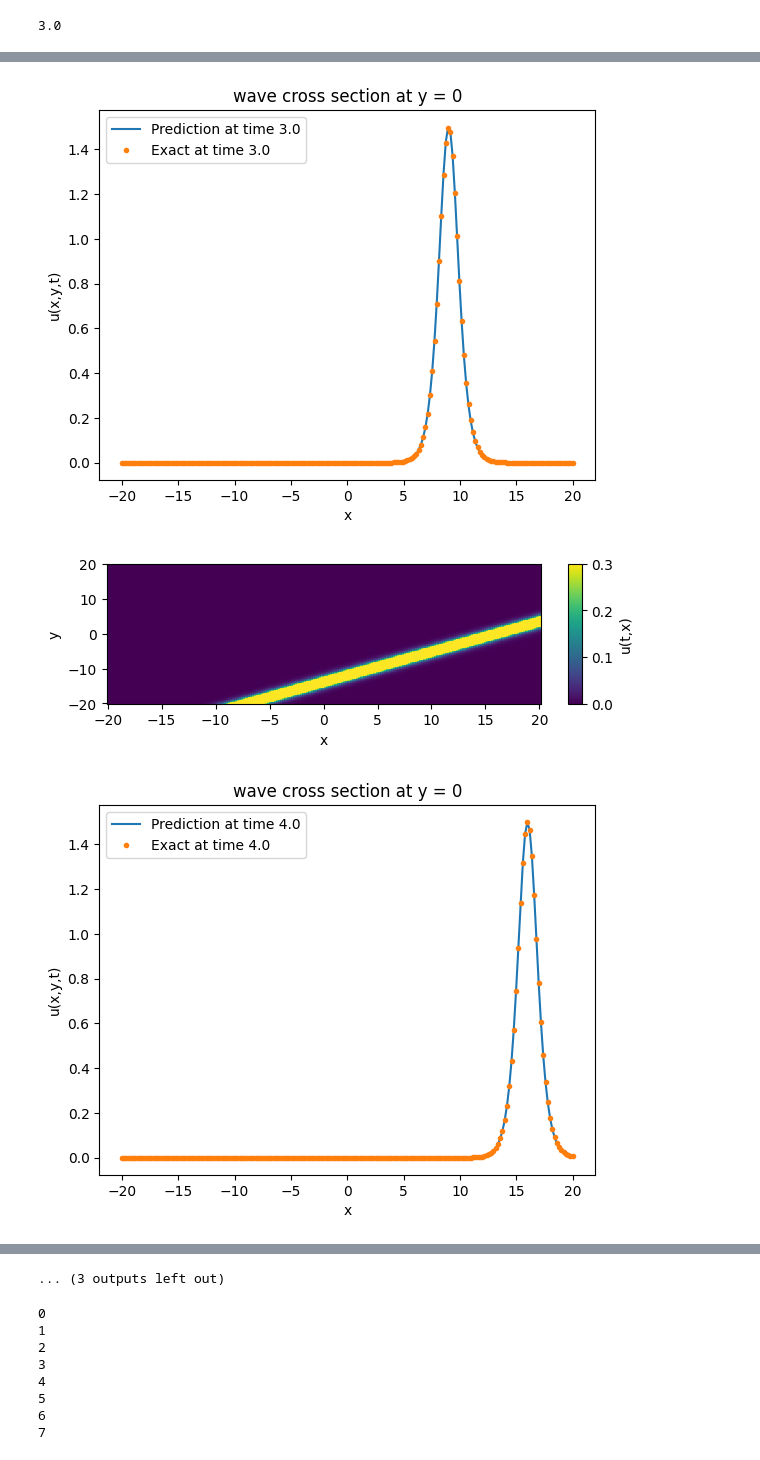
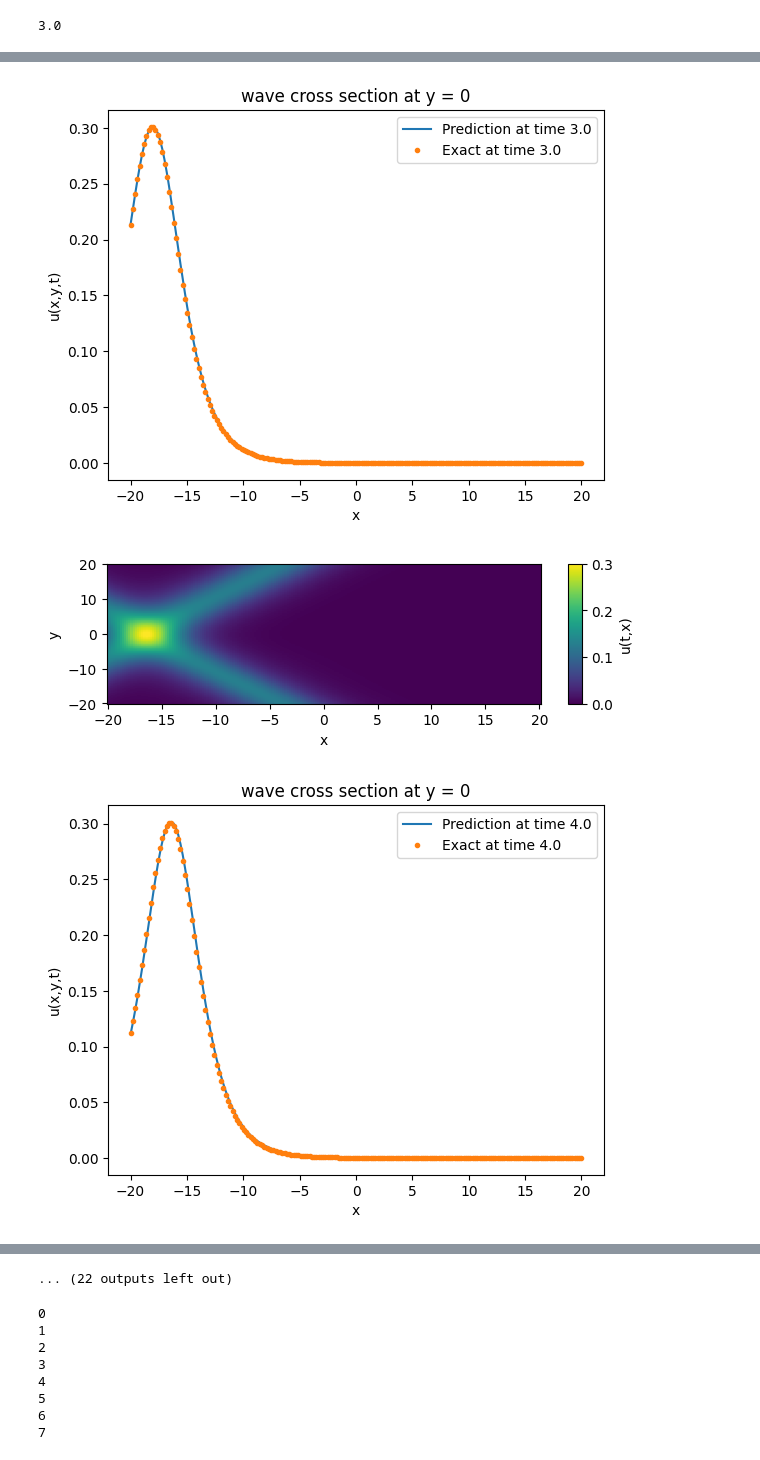
Before and after one commit to naiaseh/Trunk, a Jupyter notebook: PinnNew/KP.ipynb, the cells around one changed output, grey strips where cells are left out. Drawn from its saved outputs; the diff is of its cells as text; code cells hidden in the pictures.

```diff
--- a/PinnNew/KP.ipynb
+++ b/PinnNew/KP.ipynb
@@ -193,7 +212,7 @@ t0 = 0.
 # %%
 from matplotlib.gridspec import GridSpec
 N = 300
-TIME = time
+TIME = 0.
 xt = np.linspace(x_start,length,N).T
 yt = np.linspace(y_start,ylength,N).T
 tt = np.zeros((N,1))
@@ -210,25 +229,25 @@ x, y = np.meshgrid(xt, yt)
 txy = np.stack([np.full(x.flatten().shape, TIME), x.flatten(), y.flatten()],axis=-1)
 fig = plt.figure(figsize=(8,8))
 
-gs = GridSpec(1, 1)
-plt.subplot(gs[0, 0])
+gs = GridSpec(2, 5)
+plt.subplot(gs[0, :])
 
-ut = phi_function1(txy)
+ut = phi_function2(txy)
 print('my shape',tf.shape(ut), tf.shape(x))
 ut = tf.reshape(ut, [x.shape[0],x.shape[1]])
 plt.pcolormesh(x, y, ut)
 plt.xlabel('x')
 plt.ylabel('y')
-# cbar = plt.colorbar(pad=0.05, aspect=10)
-# cbar.set_label('u(t,x)')
+cbar = plt.colorbar(pad=0.05, aspect=10)
+cbar.set_label('u(t,x)')
 # cbar.mappable.set_clim( tf.reduce_min(ut), tf.reduce_max(ut))
-# cbar.mappable.set_clim( 0.02, 0.4)
+cbar.mappable.set_clim( 0.02, 0.4)
 fig = plt.figure()
 
 cross_sect = 0
 
 txy2 = np.stack([np.full(tt.shape, TIME),  xt , np.full(tt.shape, cross_sect)], axis=1)
-u2 = phi_function1(txy2)
+u2 = phi_function2(txy2)
 u2 = tf.reshape(u2, [xt.shape[0],xt.shape[1]])
 plt.plot(xt, u2, '.',label = 'exact at time {}'.format(0))
 
@@ -256,7 +275,7 @@ Text(0.5, 1.0, 'wave cross section at y = 0')
 # plt.ylabel('$F_k$')
 # %%
 # when boundary function is set to None, the data will be collected from the phi_function but at boundary
-(txy_eqn, u_eqn), (txy_init, u_phi), (txy_boundary_x, u_bnd_x), (txy_boundary_y, u_bnd_y), (x_bnd_left, x_bnd_right), (y_bnd_left, y_bnd_right)  = simulate_KP(50000, phi_function1, None, time, x_start, length, y_start, ylength, n_bnds = None,\
+(txy_eqn, u_eqn), (txy_init, u_phi), (txy_boundary_x, u_bnd_x), (txy_boundary_y, u_bnd_y), (x_bnd_left, x_bnd_right), (y_bnd_left, y_bnd_right)  = simulate_KP(1000000, phi_function2, None, time, x_start, length, y_start, ylength, n_bnds = None,\
                                                                                                                                                                n_init = None, tstart = t0, random_seed = 42, dtype=tf.float32)
 # %%
 normalizer = tf.keras.layers.Normalization(axis=1)
@@ -278,7 +297,7 @@ print(tf.shape(txy_eqn))
 tf.Tensor([50000     3], shape=(2,), dtype=int32)
 # %%
 ### another network structure that worked well was [12, 24, 24, 24, 12] ###
-backbone = create_dense_model_Normalized([12, 24, 24, 24, 12] , activation= 'tanh', initializer='glorot_normal', \
+backbone = create_dense_model_Normalized([12, 24, 24, 24, 24, 12] , activation= 'tanh', initializer='glorot_normal', \
     n_inputs=3, n_outputs=1, normalizer=normalizer)
 pinn = KPPinn(backbone, k=6., sig_sq = +3., PBC_y = False)
 scheduler = tf.keras.optimizers.schedules.ExponentialDecay(1e-3, decay_steps=500, decay_rate=0.85)
@@ -291,6 +310,7 @@ with open('KPPinnTime15.pickle', 'rb') as f:
 
 pinn.backbone.set_weights(my_weights)
 # %%
-history = pinn.fit_custom(inputs, outputs, epochs = 10000, print_every = 500)
-# history = pinn.fit(inputs, outputs, batch_size= 75000, epochs = 1200, verbose ='auto')
+# history = pinn.fit_custom(inputs, outputs, epochs = 10000, print_every = 500)
+## 1200 + 800 + 800 (the last 800 did not do much)
+history = pinn.fit(inputs, outputs, batch_size= 75000, epochs = 800, verbose ='auto')
 # %% [output]
@@ -374,6 +391,6 @@ def plot_snapshots(timeList,num_test_samples = 200, phi_function = None, cross_s
     return u2, x_flat
 # %%
 
-u2pinn, xpinn = plot_snapshots(np.arange(0,time,1), phi_function = phi_function1, cross_sect = 0)
+u2pinn, xpinn = plot_snapshots(np.arange(0,time+1.,1), phi_function = phi_function2, cross_sect = 0)
 # %% [output]
 200/200 [==============================] - 0s 2ms/step
@@ -400,3 +435,3 @@ u2pinn, xpinn = plot_snapshots(np.arange(0,time,1), phi_function = phi_function1
-[figure, old version]
+[figure, new version]
-[figure, old version]
+[figure, new version]
-[figure, old version]
+[figure, new version]
@@ -404,4 +438,4 @@ u2pinn, xpinn = plot_snapshots(np.arange(0,time,1), phi_function = phi_function1
-... (3 outputs left out)
+... (22 outputs left out)
 # %%
 # put the images into the frames variable
 import imageio
```
Also changed, not shown: parts of 8 cells of this notebook.
